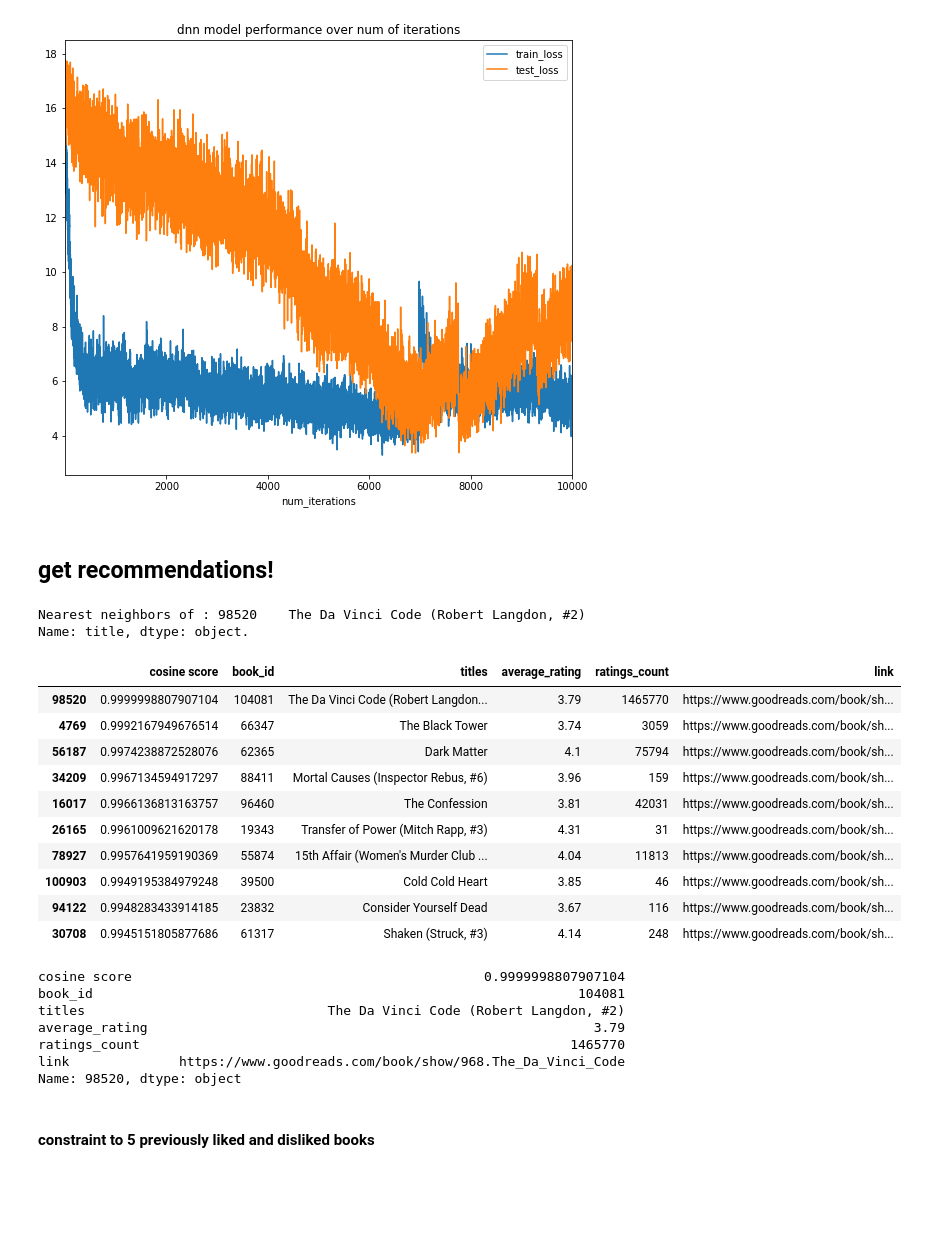
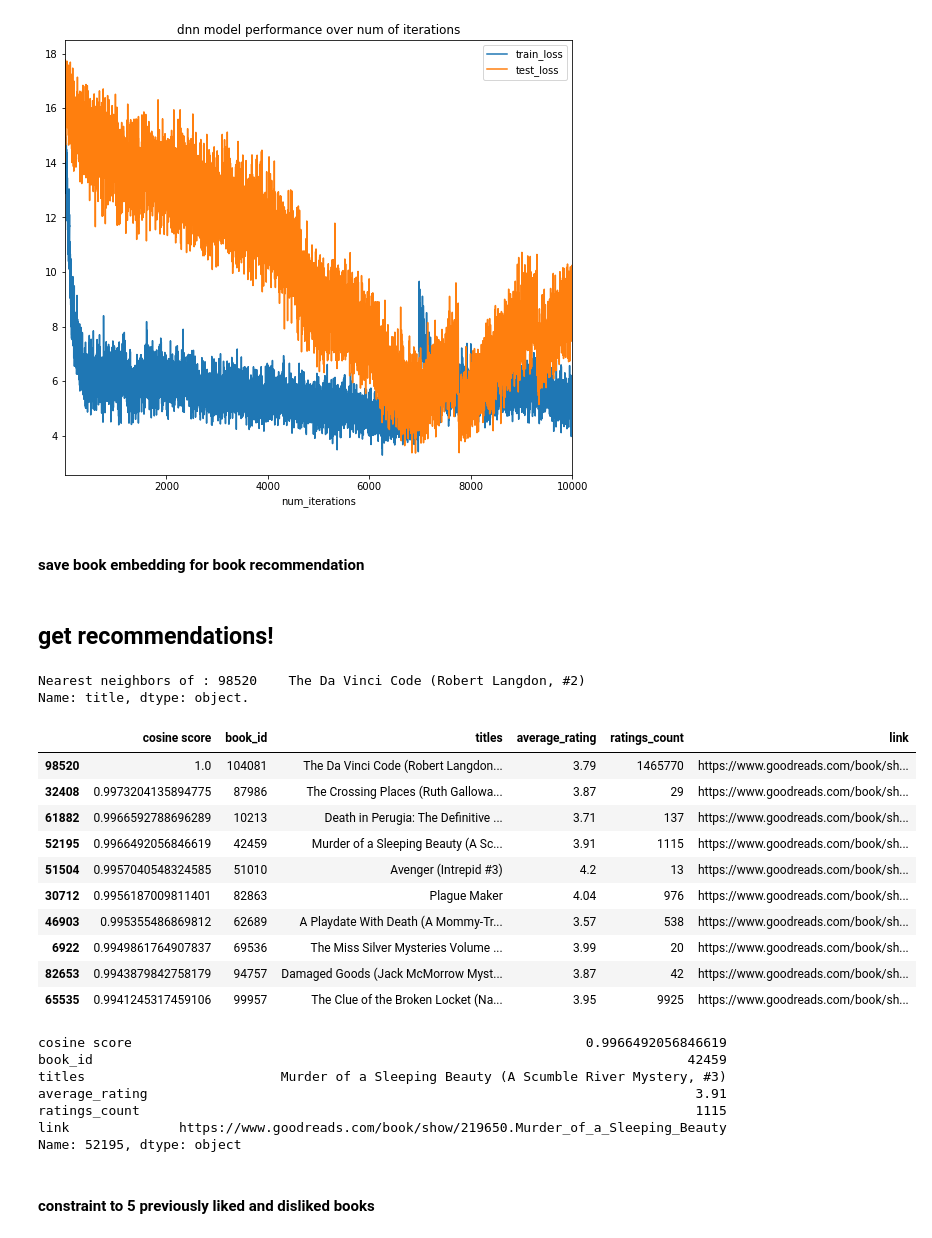
Before and after one commit to elainewyq/Goodreads_Book_Recommender, a Jupyter notebook: DNN_model_w_content_feature.ipynb, the cells around one changed output. Cells and saved outputs as stored; diff of their text form; code cells hidden in the pictures; blank space fills up the shorter version.

Commit message:
update DNN model

```diff
--- a/DNN_model_w_content_feature.ipynb
+++ b/DNN_model_w_content_feature.ipynb
@@ -160,0 +150,20 @@ dnn_model_1.embeddings
+# %%
+# author_id, no regularization, num_iteration =7000
+with tf.Graph().as_default():
+    print('embedding_cols start')
+    embedding_cols = make_shared_embedding_col(
+                ['prev_good_books','prev_bad_books'],
+                'book_id_embedding',
+                list(dataset['book_id'].unique()), 5) + [
+            make_embedding_col('author_id',list(dataset['author_id'].unique()), 5)] #input features should be string to create embedding
+             #make_embedding_col('publisher',10)
+
+    print('embedding_cols done')
+    dnn_model_6 = build_dnn_model(dataset,
+        embedding_cols = embedding_cols, hidden_dims=[5],
+        learning_rate = 0.1
+    )
+
+start_time = timeit.default_timer()
+dnn_model_6.train( num_iterations =7000)
+print('\ntime spent for the process is %.5f seconds'% (timeit.default_timer() - start_time))
@@ -160,0 +189,4 @@ dnn_model_1.embeddings
+# %%
+start_time = timeit.default_timer()
+dnn_model_6.train( num_iterations =500)
+print('\ntime spent for the process is %.5f seconds'% (timeit.default_timer() - start_time))
@@ -255,3 +311,5 @@ _train_init done
  iteration 10000: train_loss=4.885419, test_loss=9.217759
 time spent for the process is 2177.42523 seconds
 [figure]
+# %% [markdown]
+#### save book embedding for book recommendation
@@ -260,37 +327,37 @@ time spent for the process is 2177.42523 seconds
 # %%
 # get k recommendations by giving a title_substring of your favorate mystery/crime book
 
 title_substring = 'Da Vinci Code'
 k = 10
-neighbors_df_1 = book_neighbors(books, dnn_model_1, title_substring, measure='cosine', k=k)
+neighbors_df_1 = book_neighbors(books, dnn_model_6, title_substring, measure='cosine', k=k)
 # %% [output]
 Nearest neighbors of : 98520    The Da Vinci Code (Robert Langdon, #2)
 Name: title, dtype: object.
 |  | cosine score | book_id | titles | average_rating | ratings_count | link |
-| 98520 | 0.9999998807907104 | 104081 | The Da Vinci Code (Robert Langdon... | 3.79 | 1465770 | https://www.goodreads.com/book/sh... |
-| 4769 | 0.9992167949676514 | 66347 | The Black Tower | 3.74 | 3059 | https://www.goodreads.com/book/sh... |
-| 56187 | 0.9974238872528076 | 62365 | Dark Matter | 4.1 | 75794 | https://www.goodreads.com/book/sh... |
-| 34209 | 0.9967134594917297 | 88411 | Mortal Causes (Inspector Rebus, #6) | 3.96 | 159 | https://www.goodreads.com/book/sh... |
-| 16017 | 0.9966136813163757 | 96460 | The Confession | 3.81 | 42031 | https://www.goodreads.com/book/sh... |
-| 26165 | 0.9961009621620178 | 19343 | Transfer of Power (Mitch Rapp, #3) | 4.31 | 31 | https://www.goodreads.com/book/sh... |
-| 78927 | 0.9957641959190369 | 55874 | 15th Affair (Women's Murder Club ... | 4.04 | 11813 | https://www.goodreads.com/book/sh... |
-| 100903 | 0.9949195384979248 | 39500 | Cold Cold Heart | 3.85 | 46 | https://www.goodreads.com/book/sh... |
-| 94122 | 0.9948283433914185 | 23832 | Consider Yourself Dead | 3.67 | 116 | https://www.goodreads.com/book/sh... |
-| 30708 | 0.9945151805877686 | 61317 | Shaken (Struck, #3) | 4.14 | 248 | https://www.goodreads.com/book/sh... |
+| 98520 | 1.0 | 104081 | The Da Vinci Code (Robert Langdon... | 3.79 | 1465770 | https://www.goodreads.com/book/sh... |
+| 32408 | 0.9973204135894775 | 87986 | The Crossing Places (Ruth Gallowa... | 3.87 | 29 | https://www.goodreads.com/book/sh... |
+| 61882 | 0.9966592788696289 | 10213 | Death in Perugia: The Definitive ... | 3.71 | 137 | https://www.goodreads.com/book/sh... |
+| 52195 | 0.9966492056846619 | 42459 | Murder of a Sleeping Beauty (A Sc... | 3.91 | 1115 | https://www.goodreads.com/book/sh... |
+| 51504 | 0.9957040548324585 | 51010 | Avenger (Intrepid #3) | 4.2 | 13 | https://www.goodreads.com/book/sh... |
+| 30712 | 0.9956187009811401 | 82863 | Plague Maker | 4.04 | 976 | https://www.goodreads.com/book/sh... |
+| 46903 | 0.995355486869812 | 62689 | A Playdate With Death (A Mommy-Tr... | 3.57 | 538 | https://www.goodreads.com/book/sh... |
+| 6922 | 0.9949861764907837 | 69536 | The Miss Silver Mysteries Volume ... | 3.99 | 20 | https://www.goodreads.com/book/sh... |
+| 82653 | 0.9943879842758179 | 94757 | Damaged Goods (Jack McMorrow Myst... | 3.87 | 42 | https://www.goodreads.com/book/sh... |
+| 65535 | 0.9941245317459106 | 99957 | The Clue of the Broken Locket (Na... | 3.95 | 9925 | https://www.goodreads.com/book/sh... |
 # %%
 # get the hyper link to the n-th nearest neighbor
 
-n=0
+n=3
 
 neighbors_df_1.sort_values(['cosine score'], ascending=False).iloc[n]
 # %% [output]
-cosine score                                             0.9999998807907104
-book_id                                                              104081
-titles                               The Da Vinci Code (Robert Langdon, #2)
-average_rating                                                         3.79
-ratings_count                                                       1465770
-link              https://www.goodreads.com/book/show/968.The_Da_Vinci_Code
-Name: 98520, dtype: object
+cosine score                                                          0.9966492056846619
+book_id                                                                            42459
+titles                         Murder of a Sleeping Beauty (A Scumble River Mystery, #3)
+average_rating                                                                      3.91
+ratings_count                                                                       1115
+link              https://www.goodreads.com/book/show/219650.Murder_of_a_Sleeping_Beauty
+Name: 52195, dtype: object
 # %% [markdown]
 #### constraint to 5 previously liked and disliked books
 # %%
```
Also changed, not shown: parts of 9 cells of this notebook.
